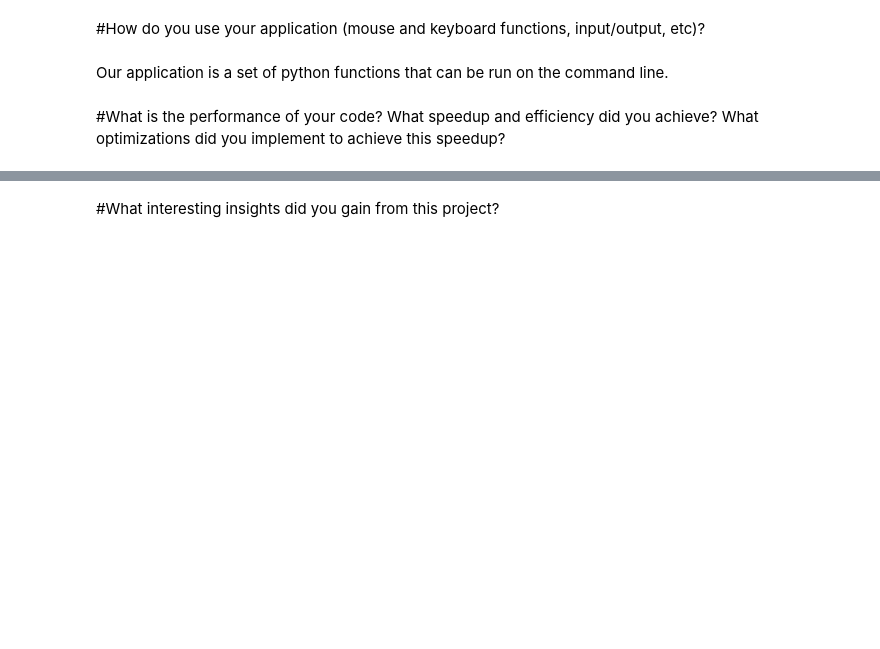
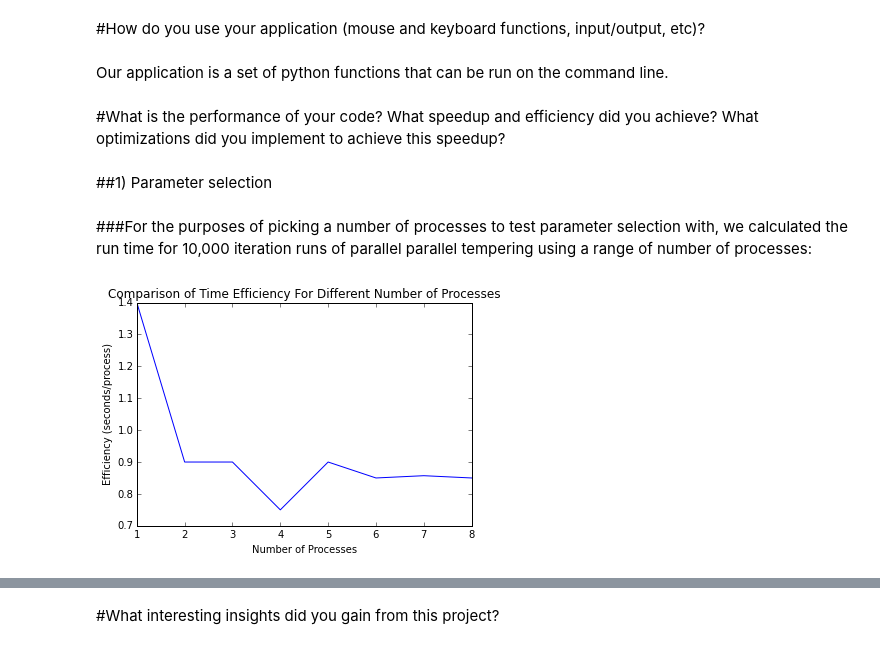
Before and after one commit to dekatzenel/cs205-final-project, a Jupyter notebook: Report.ipynb, the cells around one changed output, grey strips where cells are left out. Saved outputs shown, nothing was run; the diff lists cells and outputs as text; code cells hidden in the pictures; blank space fills up the shorter version.

```diff
--- a/Report.ipynb
+++ b/Report.ipynb
@@ -38,3 +40,11 @@ The goal was to demonstrate that parallelism could be used to improve the path s
 Our application is a set of python functions that can be run on the command line.
 # %% [markdown]
 #What is the performance of your code? What speedup and efficiency did you achieve? What optimizations did you implement to achieve this speedup?
+# %% [markdown]
+##1) Parameter selection
+# %% [markdown]
+###For the purposes of picking a number of processes to test parameter selection with, we calculated the run time for 10,000 iteration runs of parallel parallel tempering using a range of number of processes:
+# %%
+display.Image('Efficiency.png')
+# %% [output]
+[figure, added]
```
Also changed, not shown: parts of 4 cells of this notebook.
